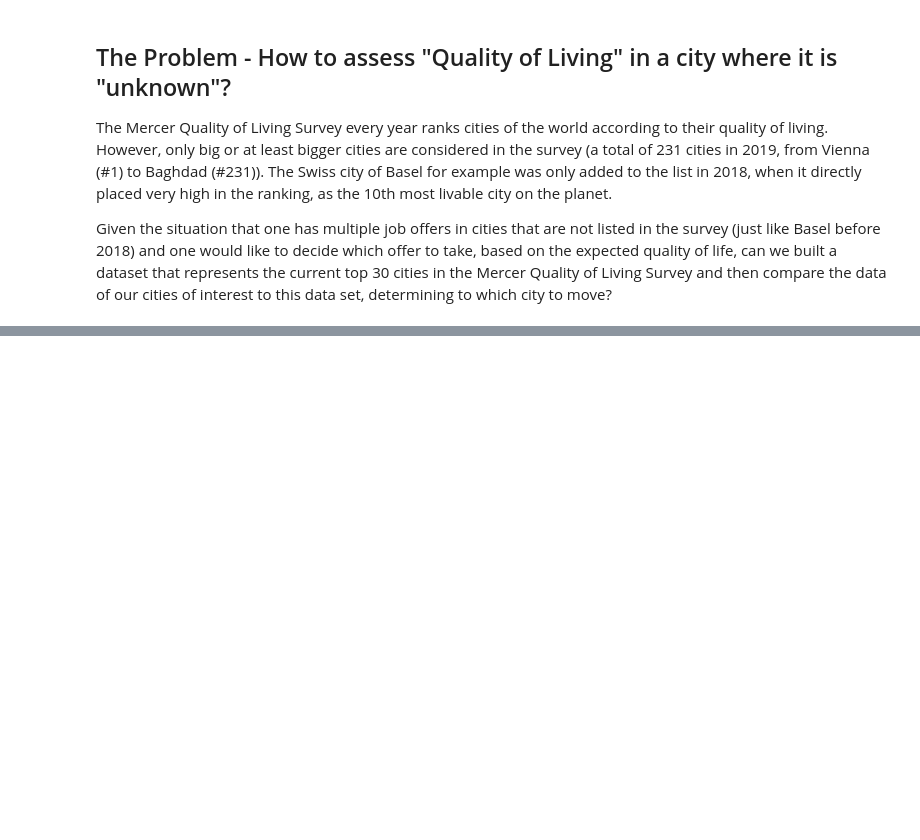
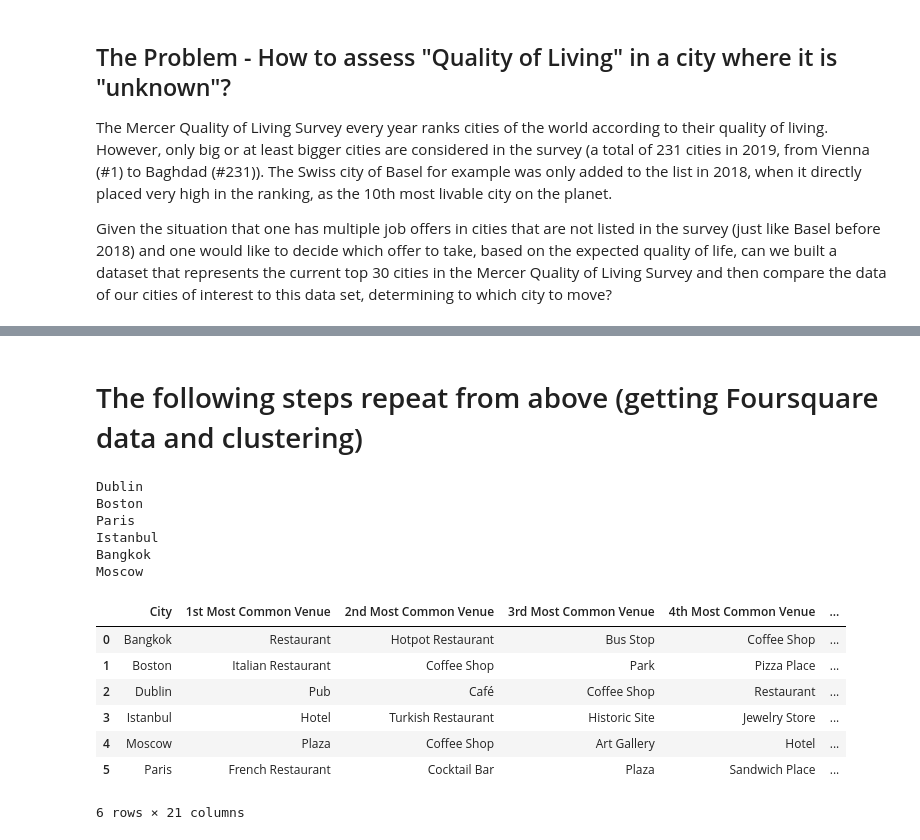
Before and after one commit to LK-5/Coursera_Capstone, a Jupyter notebook: Project_Quality_of_Living.ipynb, the cells around one changed output, grey strips where cells are left out. Cells and saved outputs as stored; diff of their text form; code cells hidden in the pictures; blank space fills up the shorter version.

```diff
--- a/Project_Quality_of_Living.ipynb
+++ b/Project_Quality_of_Living.ipynb
@@ -18,0 +190,5 @@ Lastly I will ask how the quality of living, based on the before defined criteri
+# %%
+City_venues = getNearbyVenues(names = top20_list['City'],
+                                   latitudes = top20_list['latitude'],
+                                   longitudes = top20_list['longitude']
+                                  )
@@ -18,0 +251,3 @@ Lastly I will ask how the quality of living, based on the before defined criteri
+# %%
+Cities_grouped = Cities_onehot.groupby('City').mean().reset_index()
+Cities_grouped.head()
@@ -18,0 +264,6 @@ Lastly I will ask how the quality of living, based on the before defined criteri
+# %%
+def return_most_common_venues(row, num_top_venues):
+    row_categories = row.iloc[1:]
+    row_categories_sorted = row_categories.sort_values(ascending=False)
+
+    return row_categories_sorted.index.values[0:num_top_venues]
@@ -18,0 +437,56 @@ Lastly I will ask how the quality of living, based on the before defined criteri
+# %% [markdown]
+# The following steps repeat from above (getting Foursquare data and clustering)
+# %%
+new_City_venues = getNearbyVenues(names = City_list['City'],
+                                   latitudes = City_list['latitude'],
+                                   longitudes = City_list['longitude']
+                                  )
+# %% [output]
+Dublin
+Boston
+Paris
+Istanbul
+Bangkok
+Moscow
+# %%
+# one hot encoding
+new_Cities_onehot = pd.get_dummies(new_City_venues[['Venue Category']], prefix="", prefix_sep="")
+
+# add neighborhood column back to dataframe
+new_Cities_onehot['City'] = new_City_venues['City']
+
+# move City column to the first column
+new_fixed_columns = [new_Cities_onehot.columns[-1]] + list(new_Cities_onehot.columns[:-1])
+new_Cities_onehot = new_Cities_onehot[new_fixed_columns]
+
+new_Cities_grouped = new_Cities_onehot.groupby('City').mean().reset_index()
+
+num_top_venues = 20
+
+indicators = ['st', 'nd', 'rd']
+
+# create columns according to number of top venues
+columns = ['City']
+for ind in np.arange(num_top_venues):
+    try:
+        columns.append('{}{} Most Common Venue'.format(ind+1, indicators[ind]))
+    except:
+        columns.append('{}th Most Common Venue'.format(ind+1))
+
+# create a new dataframe
+new_City_venues_sorted = pd.DataFrame(columns=columns)
+new_City_venues_sorted['City'] = new_Cities_grouped['City']
+
+for ind in np.arange(new_Cities_grouped.shape[0]):
+    new_City_venues_sorted.iloc[ind, 1:] = return_most_common_venues(new_Cities_grouped.iloc[ind, :], num_top_venues)
+
+new_City_venues_sorted
+# %% [output]
+|  | City | 1st Most Common Venue | 2nd Most Common Venue | 3rd Most Common Venue | 4th Most Common Venue | ... |
+| 0 | Bangkok | Restaurant | Hotpot Restaurant | Bus Stop | Coffee Shop | ... |
+| 1 | Boston | Italian Restaurant | Coffee Shop | Park | Pizza Place | ... |
+| 2 | Dublin | Pub | Café | Coffee Shop | Restaurant | ... |
+| 3 | Istanbul | Hotel | Turkish Restaurant | Historic Site | Jewelry Store | ... |
+| 4 | Moscow | Plaza | Coffee Shop | Art Gallery | Hotel | ... |
+| 5 | Paris | French Restaurant | Cocktail Bar | Plaza | Sandwich Place | ... |
+6 rows × 21 columns
```
Also changed, not shown: parts of 85 cells of this notebook.
